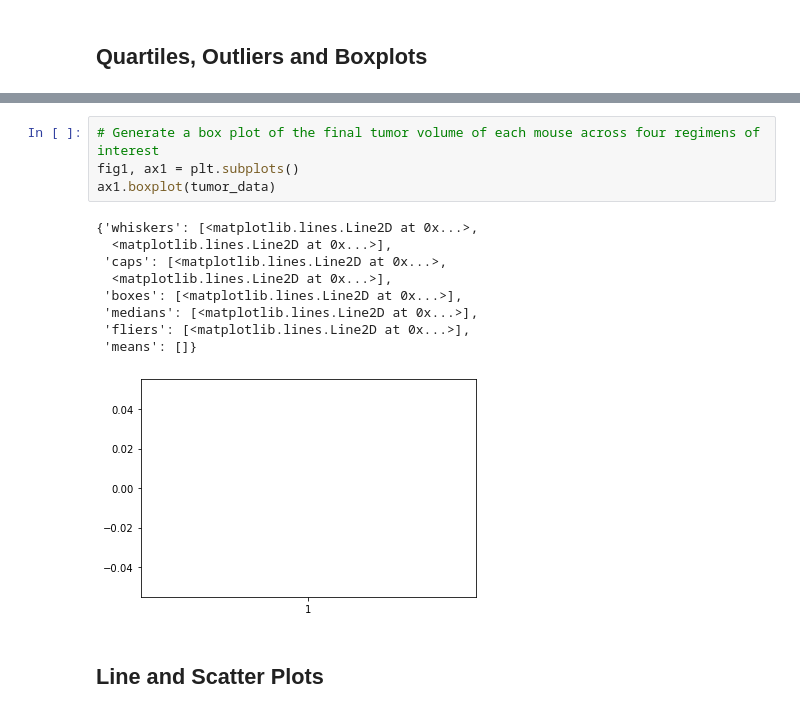
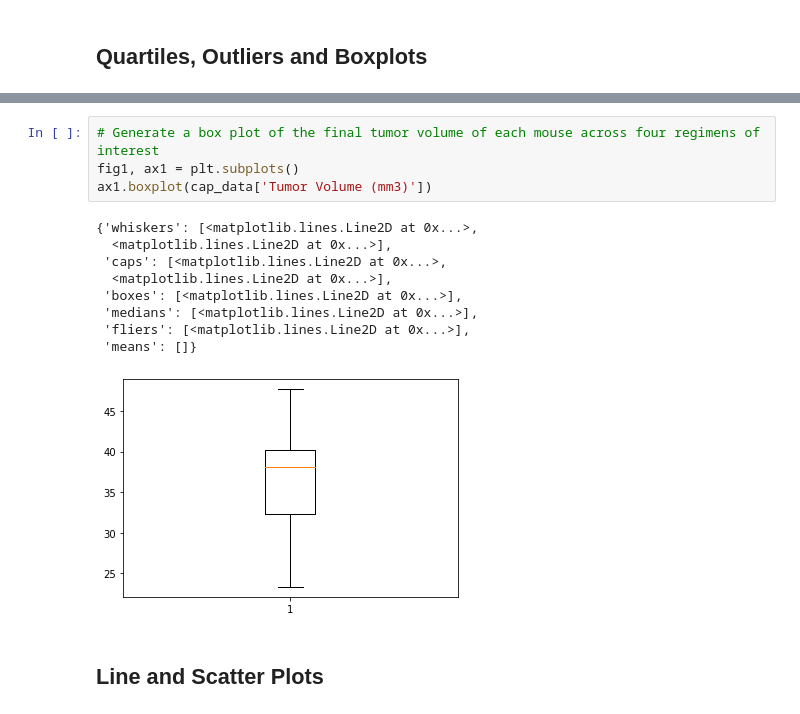
Before and after one commit to Crazyspaceman-hd/DrugRegimen, a Jupyter notebook: pymaceuticals_starter.ipynb, the cells around one changed output, grey strips where cells are left out. Saved outputs shown, nothing was run; the diff lists cells and outputs as text.

```diff
--- a/pymaceuticals_starter.ipynb
+++ b/pymaceuticals_starter.ipynb
@@ -265,17 +296,17 @@ Values above 94.04403868375002 could be outliers.
 # %%
 # Generate a box plot of the final tumor volume of each mouse across four regimens of interest
 fig1, ax1 = plt.subplots()
-ax1.boxplot(tumor_data)
+ax1.boxplot(cap_data['Tumor Volume (mm3)'])
 # %% [output]
 {'whiskers': [<matplotlib.lines.Line2D at 0x...>,
   <matplotlib.lines.Line2D at 0x...>],
  'caps': [<matplotlib.lines.Line2D at 0x...>,
   <matplotlib.lines.Line2D at 0x...>],
  'boxes': [<matplotlib.lines.Line2D at 0x...>],
  'medians': [<matplotlib.lines.Line2D at 0x...>],
  'fliers': [<matplotlib.lines.Line2D at 0x...>],
  'means': []}
-[figure, old version]
+[figure, new version]
 # %% [markdown]
 ## Line and Scatter Plots
 # %%
```
Also changed, not shown: parts of 11 cells of this notebook.
